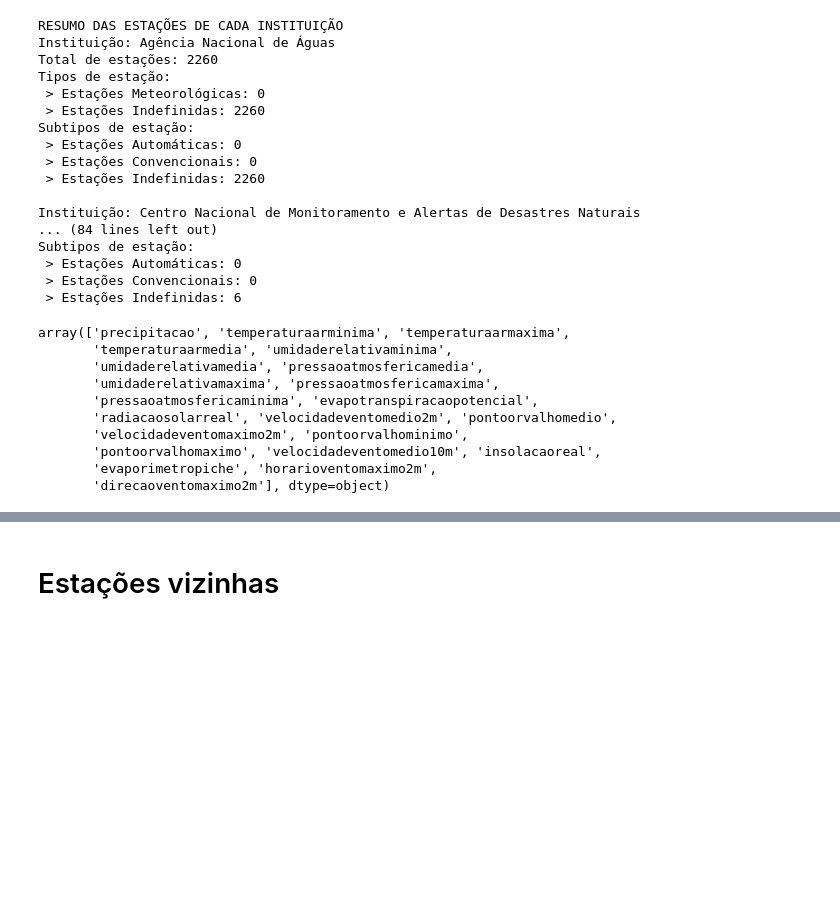
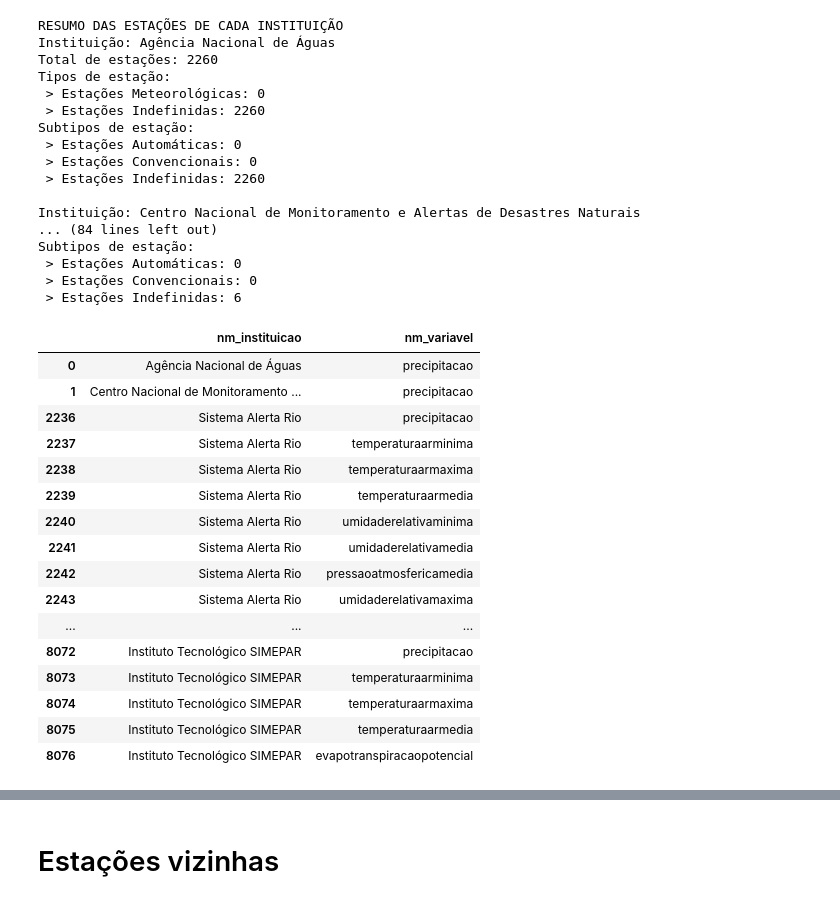
Before and after one commit to mateus-santos-rocha/doutorado, a Jupyter notebook: 0_eda.ipynb, the cells around one changed output, grey strips where cells are left out. Drawn from its saved outputs; the diff is of its cells as text; code cells hidden in the pictures; blank space fills up the shorter version.

```diff
--- a/0_eda.ipynb
+++ b/0_eda.ipynb
@@ -46,16 +74,24 @@ Subtipos de estação:
  > Estações Convencionais: 0
  > Estações Indefinidas: 6
 # %%
-dim_estacoes['nm_variavel'].unique()
+with pd.option_context('display.max_rows',None):
+    display(dim_estacoes[['nm_instituicao','nm_variavel']].drop_duplicates())
 # %% [output]
-array(['precipitacao', 'temperaturaarminima', 'temperaturaarmaxima',
-       'temperaturaarmedia', 'umidaderelativaminima',
-       'umidaderelativamedia', 'pressaoatmosfericamedia',
-       'umidaderelativamaxima', 'pressaoatmosfericamaxima',
-       'pressaoatmosfericaminima', 'evapotranspiracaopotencial',
-       'radiacaosolarreal', 'velocidadeventomedio2m', 'pontoorvalhomedio',
-       'velocidadeventomaximo2m', 'pontoorvalhominimo',
-       'pontoorvalhomaximo', 'velocidadeventomedio10m', 'insolacaoreal',
-       'evaporimetropiche', 'horarioventomaximo2m',
-       'direcaoventomaximo2m'], dtype=object)
+|  | nm_instituicao | nm_variavel |
+| 0 | Agência Nacional de Águas | precipitacao |
+| 1 | Centro Nacional de Monitoramento ... | precipitacao |
+| 2236 | Sistema Alerta Rio | precipitacao |
+| 2237 | Sistema Alerta Rio | temperaturaarminima |
+| 2238 | Sistema Alerta Rio | temperaturaarmaxima |
+| 2239 | Sistema Alerta Rio | temperaturaarmedia |
+| 2240 | Sistema Alerta Rio | umidaderelativaminima |
+| 2241 | Sistema Alerta Rio | umidaderelativamedia |
+| 2242 | Sistema Alerta Rio | pressaoatmosfericamedia |
+| 2243 | Sistema Alerta Rio | umidaderelativamaxima |
+| ... | ... | ... |
+| 8072 | Instituto Tecnológico SIMEPAR | precipitacao |
+| 8073 | Instituto Tecnológico SIMEPAR | temperaturaarminima |
+| 8074 | Instituto Tecnológico SIMEPAR | temperaturaarmaxima |
+| 8075 | Instituto Tecnológico SIMEPAR | temperaturaarmedia |
+| 8076 | Instituto Tecnológico SIMEPAR | evapotranspiracaopotencial |
 # %%
```
Also changed, not shown: parts of 4 cells of this notebook, 6 other files.
